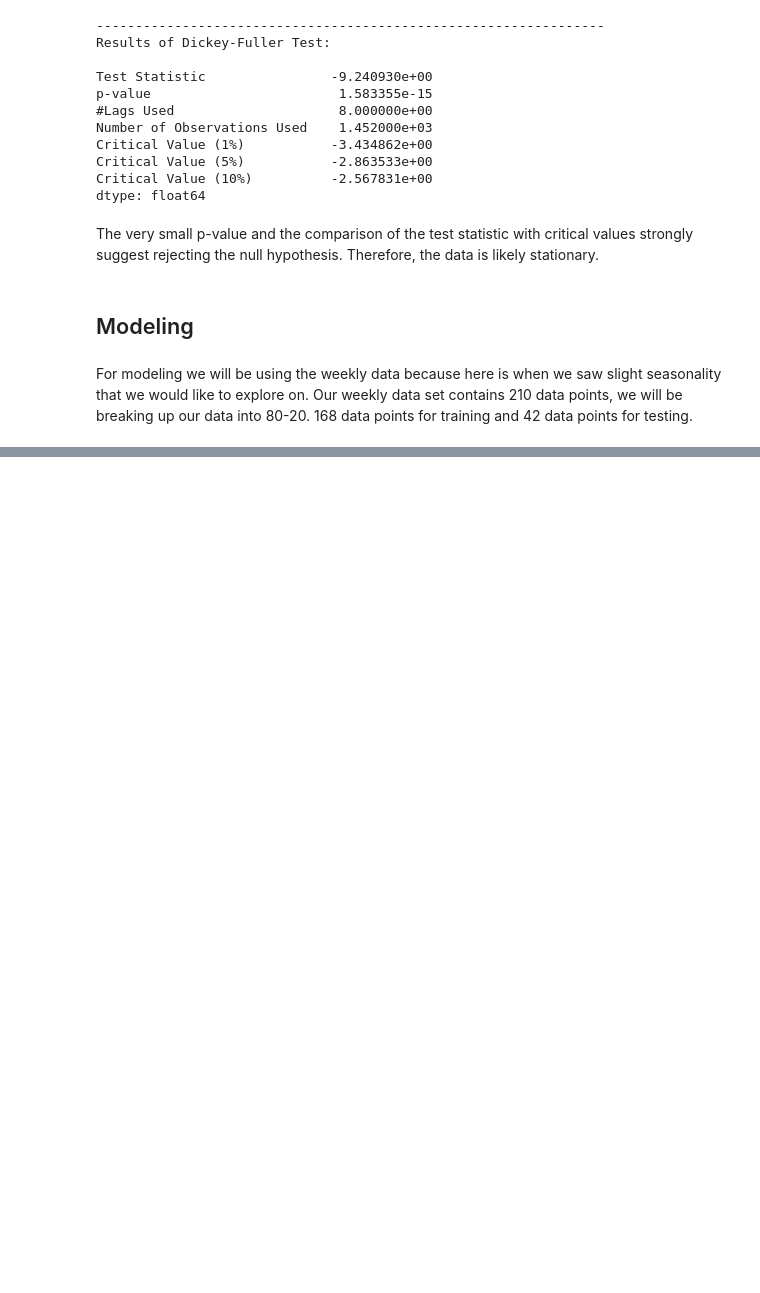
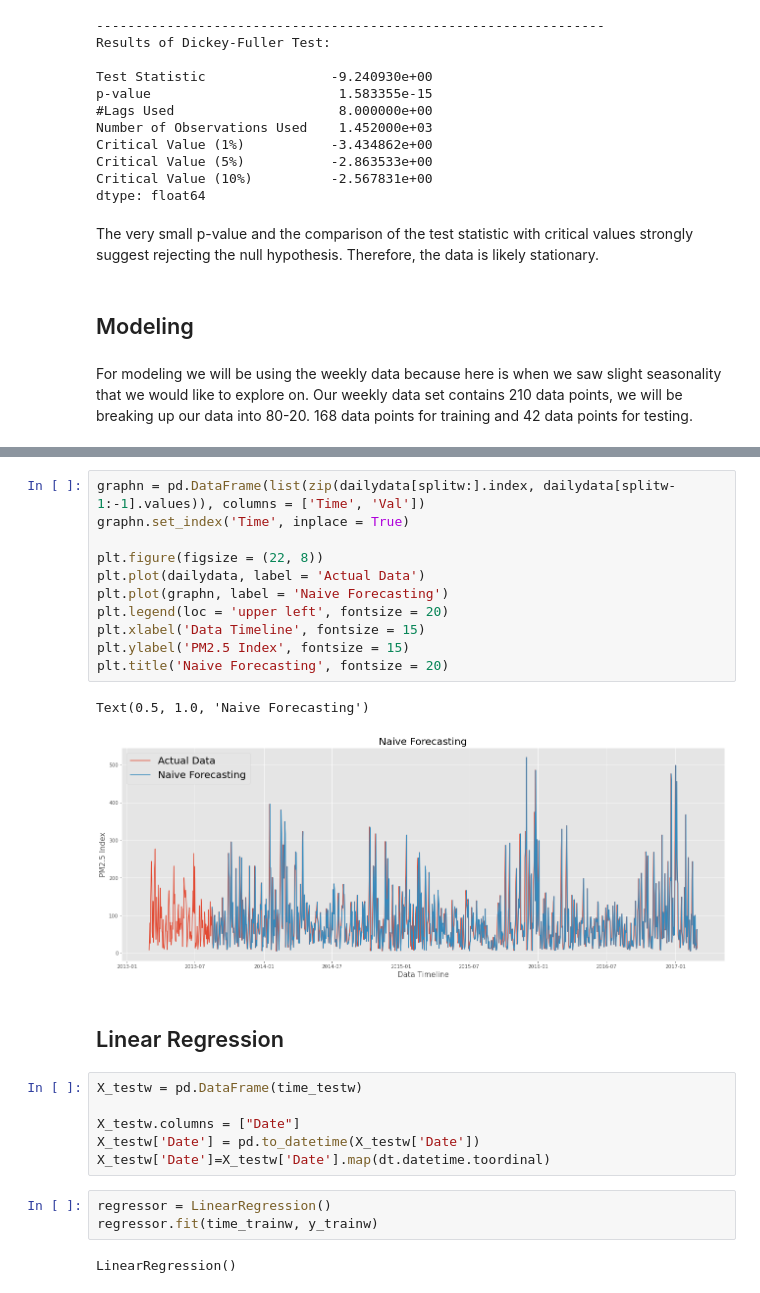
Before and after one commit to jonvis23/Air-Quality-Forecasting, a Jupyter notebook: notebook.ipynb, the cells around one changed output, grey strips where cells are left out. Cells and saved outputs as stored; diff of their text form; blank space fills up the shorter version.

```diff
--- a/notebook.ipynb
+++ b/notebook.ipynb
@@ -575,0 +590,27 @@ NameError: name 'weeklymeandata' is not defined
+# %%
+graphn = pd.DataFrame(list(zip(dailydata[splitw:].index, dailydata[splitw-1:-1].values)), columns = ['Time', 'Val'])
+graphn.set_index('Time', inplace = True)
+
+plt.figure(figsize = (22, 8))
+plt.plot(dailydata, label = 'Actual Data')
+plt.plot(graphn, label = 'Naive Forecasting')
+plt.legend(loc = 'upper left', fontsize = 20)
+plt.xlabel('Data Timeline', fontsize = 15)
+plt.ylabel('PM2.5 Index', fontsize = 15)
+plt.title('Naive Forecasting', fontsize = 20)
+# %% [output]
+Text(0.5, 1.0, 'Naive Forecasting')
+[figure, added]
+# %% [markdown]
+## Linear Regression
+# %%
+X_testw = pd.DataFrame(time_testw)
+
+X_testw.columns = ["Date"]
+X_testw['Date'] = pd.to_datetime(X_testw['Date'])
+X_testw['Date']=X_testw['Date'].map(dt.datetime.toordinal)
+# %%
+regressor = LinearRegression()
+regressor.fit(time_trainw, y_trainw)
+# %% [output]
+LinearRegression()
```
Also changed, not shown: parts of 6 cells of this notebook.
